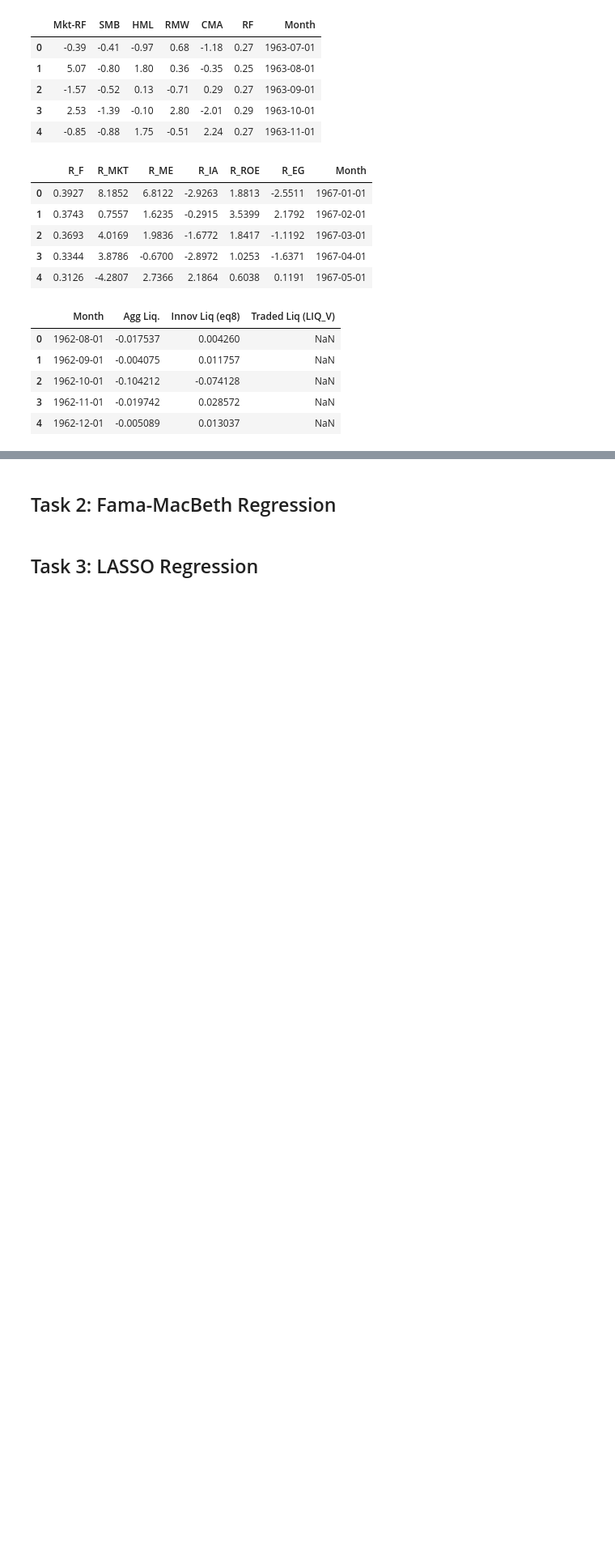
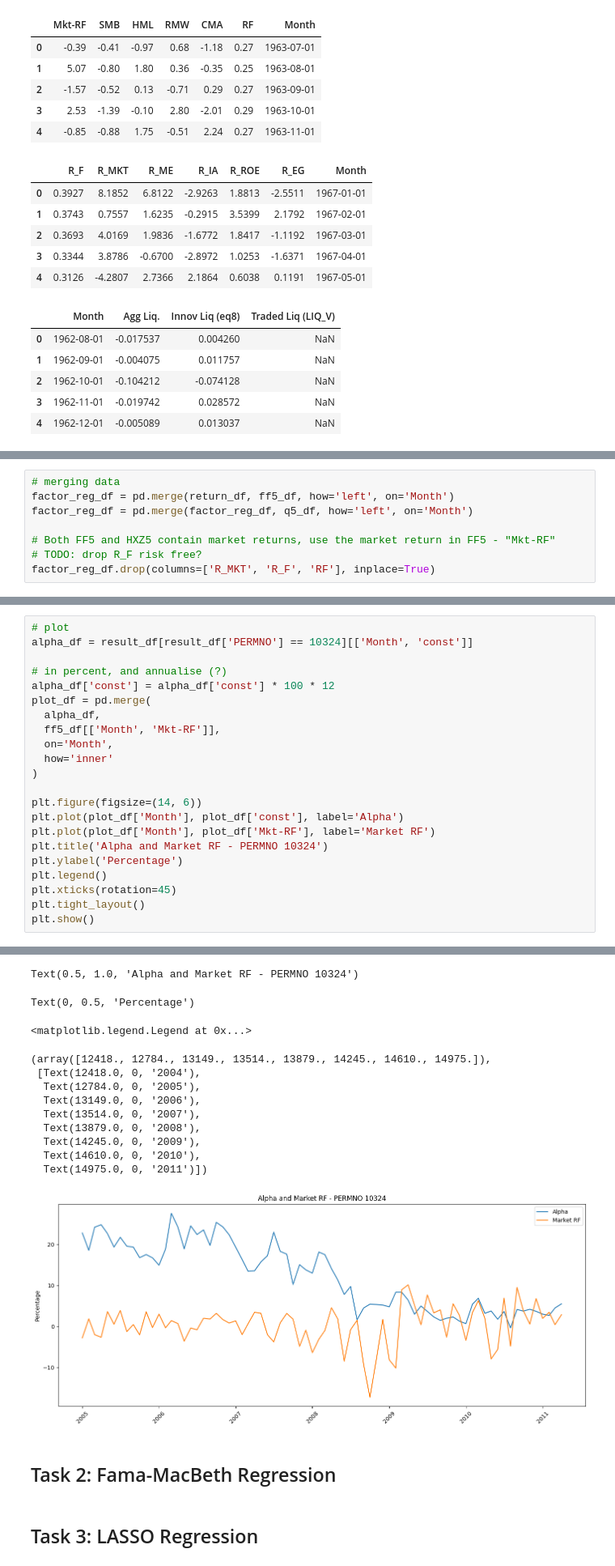
Before and after one commit to yeyechen/HKU-MFIN7034-ML, a Jupyter notebook: coursework_1.ipynb, the cells around one changed output, grey strips where cells are left out. Shown: that part at 81% size. Saved outputs shown, nothing was run; the diff lists cells and outputs as text; blank space fills up the shorter version.

```diff
--- a/coursework_1.ipynb
+++ b/coursework_1.ipynb
@@ -117,0 +123,8 @@ liq_df.head()
+# %%
+# merging data
+factor_reg_df = pd.merge(return_df, ff5_df, how='left', on='Month')
+factor_reg_df = pd.merge(factor_reg_df, q5_df, how='left', on='Month')
+
+# Both FF5 and HXZ5 contain market returns, use the market return in FF5 - "Mkt-RF"
+# TODO: drop R_F risk free?
+factor_reg_df.drop(columns=['R_MKT', 'R_F', 'RF'], inplace=True)
@@ -117,0 +174,23 @@ liq_df.head()
+# %%
+# plot
+alpha_df = result_df[result_df['PERMNO'] == 10324][['Month', 'const']]
+
+# in percent, and annualise (?)
+alpha_df['const'] = alpha_df['const'] * 100 * 12
+plot_df = pd.merge(
+  alpha_df,
+  ff5_df[['Month', 'Mkt-RF']],
+  on='Month',
+  how='inner'
+)
+
+plt.figure(figsize=(14, 6))
+plt.plot(plot_df['Month'], plot_df['const'], label='Alpha')
+plt.plot(plot_df['Month'], plot_df['Mkt-RF'], label='Market RF')
+plt.title('Alpha and Market RF - PERMNO 10324')
+plt.ylabel('Percentage')
+plt.legend()
+plt.xticks(rotation=45)
+plt.tight_layout()
+plt.show()
+# %% [output]
@@ -118,3 +200,16 @@ liq_df.head()
+Text(0.5, 1.0, 'Alpha and Market RF - PERMNO 10324')
+Text(0, 0.5, 'Percentage')
+<matplotlib.legend.Legend at 0x...>
+(array([12418., 12784., 13149., 13514., 13879., 14245., 14610., 14975.]),
+ [Text(12418.0, 0, '2004'),
+  Text(12784.0, 0, '2005'),
+  Text(13149.0, 0, '2006'),
+  Text(13514.0, 0, '2007'),
+  Text(13879.0, 0, '2008'),
+  Text(14245.0, 0, '2009'),
+  Text(14610.0, 0, '2010'),
+  Text(14975.0, 0, '2011')])
+[figure, added]
 # %% [markdown]
 ## Task 2: Fama-MacBeth Regression
 # %% [markdown]
```
Also changed, not shown: parts of 7 cells of this notebook.
